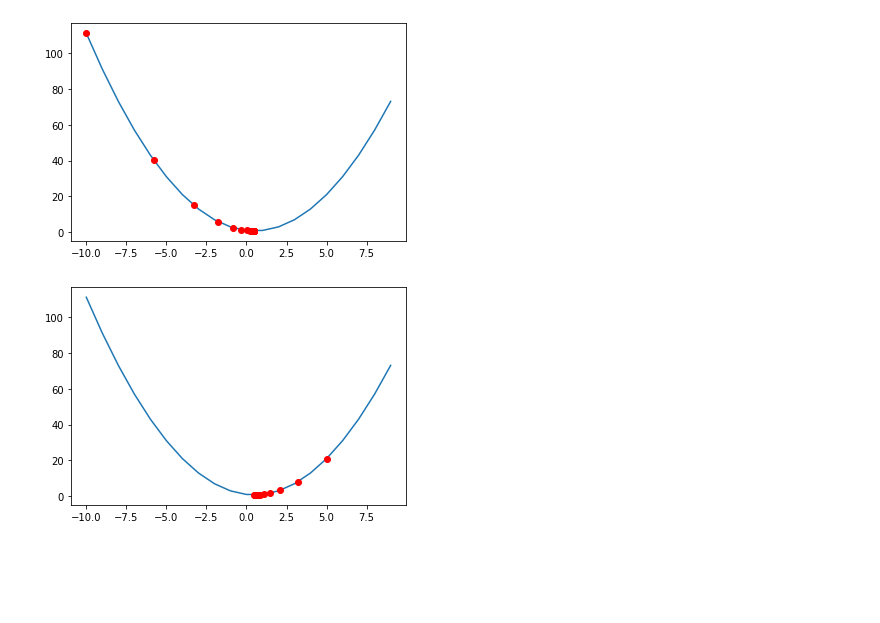
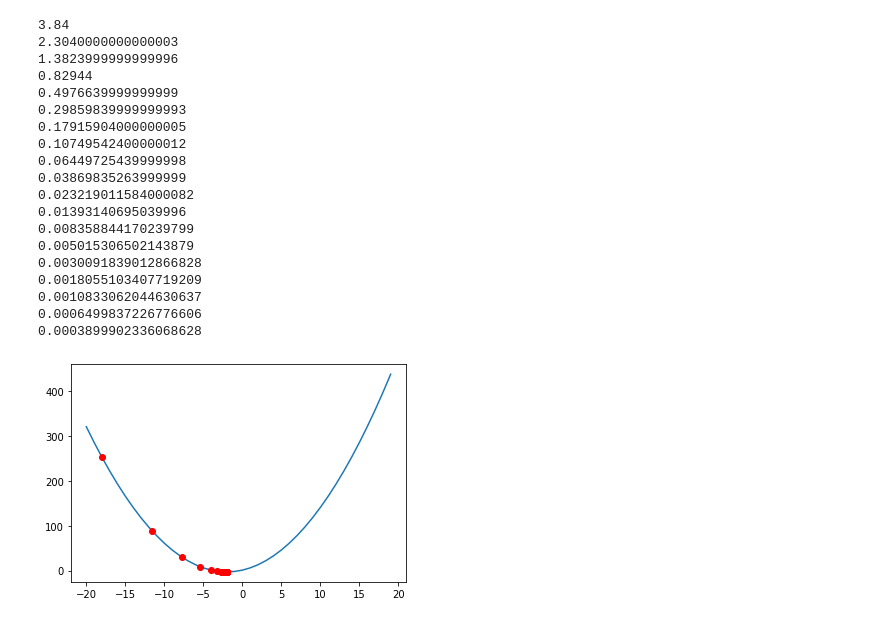
Before and after one commit to ElyousfiMohamed/ML, a Jupyter notebook: Descente de Gradient.ipynb, the cells around one changed output. Cells and saved outputs as stored; diff of their text form; code cells hidden in the pictures; blank space fills up the shorter version.

```diff
--- a/Descente de Gradient.ipynb
+++ b/Descente de Gradient.ipynb
@@ -3,35 +1,50 @@
 # %%
 import numpy as np
 import matplotlib.pyplot as plt
-# %%
-a = np.arange(-10,10) # intervalle de a est entre -10 et 10
-
-def f(a):             # fonction a minimiser a²-a+1
-  return a**2-a+1
-
-def grad_f(a):        # le gradient (derive de f par rapport a)
-  return 2*a-1
-
-plt.plot(a,f(a))
-
-a = -10                # a0 le point de depart
-alpha = 0.2           # le pas de deplacement
-
-for i in range(20):
-  plt.plot(a,f(a),marker='o',color="red")
-  a = a - alpha*grad_f(a)
-# %% [output]
-[figure, removed]
-# %%
-a = np.arange(-10,10)
-
-plt.plot(a,f(a))
-
-a = 5
-alpha = 0.2
-
-for i in range(20):
-  plt.plot(a,f(a),marker='o',color="red")
-  a = a - alpha*grad_f(a)
-# %% [output]
-[figure, removed]
+# %%
+x = np.arange(-20,20) # intervalle de x est entre -20 et 20
+
+def f(x):             # fonction à minimiser x²+4x+1
+  return x**2+4*x+1
+
+def grad_f(x):        # le gradient (derive de f par rapport x)
+  return 2*x+4
+
+plt.plot(x,f(x))
+
+eps = 0.0004        # epsilon : la précision de la difference entre xi et xi+1
+kmax = 50
+k=0
+
+x = -18             # x0 le point de depart
+alpha = 0.2         # le pas de deplacement
+
+err = abs(x-(x - alpha*grad_f(x))) #la difference entre xi et xi+1
+
+while(err > eps and kmax > k):  # test d'arret, tant que la difference est plus grande que epsilon qu'on à donner, faire xi+1 = xi - alpha*grad
+  plt.plot(x,f(x),marker='o',color="red")
+  x = x - alpha*grad_f(x)
+  err = abs(x-(x - alpha*grad_f(x)))
+  k+=1
+  print(err)
+# %% [output]
+3.84
+2.3040000000000003
+1.3823999999999996
+0.82944
+0.4976639999999999
+0.29859839999999993
+0.17915904000000005
+0.10749542400000012
+0.06449725439999998
+0.03869835263999999
+0.023219011584000082
+0.01393140695039996
+0.008358844170239799
+0.005015306502143879
+0.0030091839012866828
+0.0018055103407719209
+0.0010833062044630637
+0.0006499837226776606
+0.0003899902336068628
+[figure, added]
```
Also changed, not shown: parts of 9 cells of this notebook.
